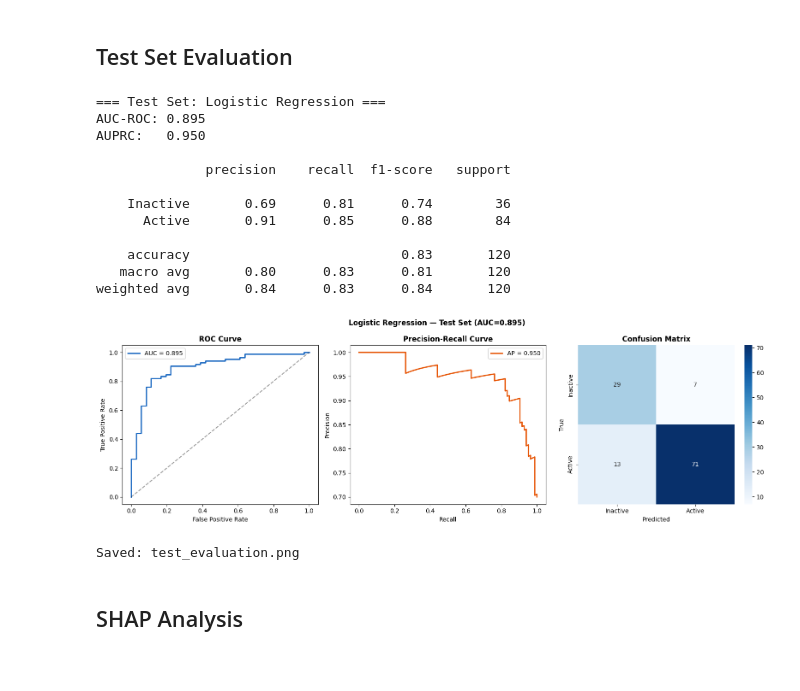
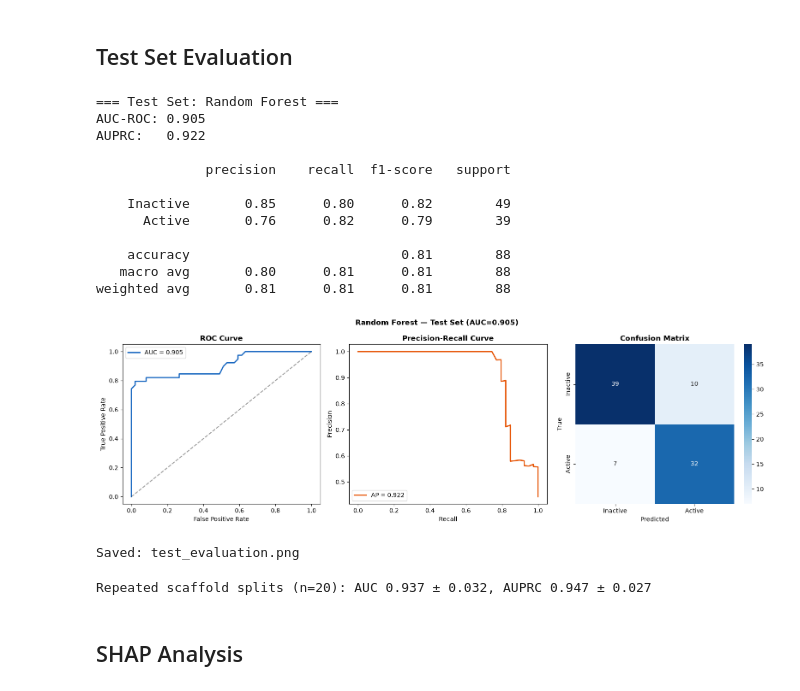
Before and after one commit to Agni-18/g4-ligand-classifier, a Jupyter notebook: g4_ligand_classifier_final.ipynb, the cells around one changed output. Drawn from its saved outputs; the diff is of its cells as text; code cells hidden in the pictures.

```diff
--- a/g4_ligand_classifier_final.ipynb
+++ b/g4_ligand_classifier_final.ipynb
@@ -11,17 +36,24 @@ Imports done.
 # %% [markdown]
 ## Load and extract ChEMBL data
 # %%
-FOLDER = r'C:\Users\AGNIDIPA\OneDrive\Desktop\g4_ligand_classifier.ipynb'
+import os, glob
+import pandas as pd
+
+DATA_DIR = 'data'      # put the ChEMBL exports (DOWNLOAD-*.csv) here
+FOLDER = 'Results'     # figures and other outputs are saved here
+os.makedirs(DATA_DIR, exist_ok=True)
+os.makedirs(FOLDER, exist_ok=True)
 
 # Load CSVs
-csv_files = glob.glob(os.path.join(FOLDER, 'DOWNLOAD-*.csv'))
+csv_files = sorted(glob.glob(os.path.join(DATA_DIR, 'DOWNLOAD-*.csv')))
+assert csv_files, f'No DOWNLOAD-*.csv files found in {os.path.abspath(DATA_DIR)}. Copy your ChEMBL exports there.'
 print(f'Found {len(csv_files)} CSV files')
 
 dfs = []
 for f in csv_files:
     df = pd.read_csv(f, sep=';', quotechar='"', low_memory=False)
     dfs.append(df)
-    print(f'  {os.path.basename(f)[:50]} → {len(df)} rows')
+    print(f'  {os.path.basename(f)[:50]} -> {len(df)} rows')
 
 df_chembl_raw = pd.concat(dfs, ignore_index=True)
 print(f'\nTotal records: {len(df_chembl_raw)}')
@@ -37,7 +69,7 @@ def assign_label(row):
     stype = str(row['Standard Type']).strip()
     try:
         val = float(str(row['Standard Value']).replace("'", '').strip())
-    except:
+    except (ValueError, TypeError):
         return None
     if stype in ['Delta Tm', 'deltaTm1/2']:
         return 1 if val >= 5.0 else 0
@@ -50,19 +82,25 @@ def assign_label(row):
     elif stype == 'Ka':
         return 1 if val >= 1e5 else 0
     elif stype == 'Activity':
-        try:
-            return 1 if val >= 50 else 0
-        except:
-            return None
+        return 1 if val >= 50 else 0
     return None
 
 df_chembl_raw['label'] = df_chembl_raw.apply(assign_label, axis=1)
 df_chembl_raw = df_chembl_raw.dropna(subset=['label'])
 df_chembl_raw['label'] = df_chembl_raw['label'].astype(int)
-df_chembl_raw = df_chembl_raw.sort_values('label', ascending=False).drop_duplicates('smiles')
+
+# Duplicates: drop compounds whose records disagree on the label, keep one record otherwise
+label_nunique = df_chembl_raw.groupby('smiles')['label'].transform('nunique')
+n_conflict = df_chembl_raw.loc[label_nunique > 1, 'smiles'].nunique()
+df_chembl_raw = df_chembl_raw[label_nunique == 1].drop_duplicates('smiles')
+print(f'Removed {n_conflict} compounds with conflicting labels')
 
 print(f'After cleaning: {len(df_chembl_raw)} unique compounds')
 print(f'  Active:   {df_chembl_raw.label.sum()}')
 print(f'  Inactive: {(df_chembl_raw.label==0).sum()}')
+
+# Label counts per assay type (for the README)
+print('\nLabels by assay type:')
+print(df_chembl_raw.groupby('Standard Type')['label'].agg(n='count', actives='sum'))
 # %% [output]
 Found 3 CSV files
@@ -77 +123,8 @@ After cleaning: 576 unique compounds
+# %%
+# Analysis switch
+# True : single-assay labels only (Delta Tm >= 5 C), 250 compounds
+# False: all assay types with the label rules above, 367 compounds
+DELTA_TM_ONLY = False
+if DELTA_TM_ONLY:
+    df_chembl_raw = df_chembl_raw[df_chembl_raw['Standard Type'] == 'Delta Tm']
 # %%
@@ -291,7 +368,7 @@ from sklearn.metrics import (roc_auc_score, average_precision_score,
 
 # Fit best model
 best_model = MODELS[best_model_name]
-best_model.fit(X_train_sm, y_train_sm)
+best_model.fit(X_train, y_train)   # SMOTE is applied inside the pipeline
 
 # Predict
 y_pred = best_model.predict(X_test)
@@ -314,44 +391,64 @@ axes[0].plot(fpr, tpr, color='#1565C0', lw=2, label=f'AUC = {auc_score:.3f}')
 axes[0].plot([0,1],[0,1],'k--', alpha=0.4)
 axes[0].set_xlabel('False Positive Rate')
 axes[0].set_ylabel('True Positive Rate')
 axes[0].set_title('ROC Curve', fontweight='bold')
 axes[0].legend()
 
 prec, rec, _ = precision_recall_curve(y_test, y_prob)
 axes[1].plot(rec, prec, color='#E65100', lw=2, label=f'AP = {ap_score:.3f}')
 axes[1].set_xlabel('Recall')
 axes[1].set_ylabel('Precision')
 axes[1].set_title('Precision-Recall Curve', fontweight='bold')
 axes[1].legend()
 
 cm = confusion_matrix(y_test, y_pred)
 sns.heatmap(cm, annot=True, fmt='d', cmap='Blues', ax=axes[2],
             xticklabels=['Inactive','Active'],
             yticklabels=['Inactive','Active'])
 axes[2].set_title('Confusion Matrix', fontweight='bold')
 axes[2].set_ylabel('True')
 axes[2].set_xlabel('Predicted')
 
-fig.suptitle(f'Logistic Regression — Test Set (AUC={auc_score:.3f})', fontweight='bold')
+fig.suptitle(f'{best_model_name} — Test Set (AUC={auc_score:.3f})', fontweight='bold')
 plt.tight_layout()
 plt.savefig(os.path.join(FOLDER, 'test_evaluation.png'), dpi=150, bbox_inches='tight')
 plt.show()
 print('Saved: test_evaluation.png')
 # %% [output]
-=== Test Set: Logistic Regression ===
-AUC-ROC: 0.895
-AUPRC:   0.950
+=== Test Set: Random Forest ===
+AUC-ROC: 0.905
+AUPRC:   0.922
 
               precision    recall  f1-score   support
 
-    Inactive       0.69      0.81      0.74        36
-      Active       0.91      0.85      0.88        84
+    Inactive       0.85      0.80      0.82        49
+      Active       0.76      0.82      0.79        39
 
-    accuracy                           0.83       120
-   macro avg       0.80      0.83      0.81       120
-weighted avg       0.84      0.83      0.84       120
+    accuracy                           0.81        88
+   macro avg       0.80      0.81      0.81        88
+weighted avg       0.81      0.81      0.81        88
-[figure, old version]
+[figure, new version]
 Saved: test_evaluation.png
+# %%
+from sklearn.base import clone
+from sklearn.model_selection import GroupShuffleSplit
+from sklearn.metrics import roc_auc_score, average_precision_score
+
+rs = GroupShuffleSplit(n_splits=20, test_size=0.2, random_state=0)
+aucs, aps = [], []
+for tr, te in rs.split(X, y, groups):
+    if len(set(y[te])) < 2:
+        continue
+    m = clone(MODELS[best_model_name]).fit(X[tr], y[tr])
+    p = m.predict_proba(X[te])[:, 1]
+    aucs.append(roc_auc_score(y[te], p))
+    aps.append(average_precision_score(y[te], p))
+
+print(f'Repeated scaffold splits (n={len(aucs)}): '
+      f'AUC {np.mean(aucs):.3f} ± {np.std(aucs):.3f}, '
+      f'AUPRC {np.mean(aps):.3f} ± {np.std(aps):.3f}')
+# %% [output]
+Repeated scaffold splits (n=20): AUC 0.937 ± 0.032, AUPRC 0.947 ± 0.027
 # %% [markdown]
 ## SHAP Analysis
 # %%
```
Also changed, not shown: parts of 14 cells of this notebook, 8 other files.
